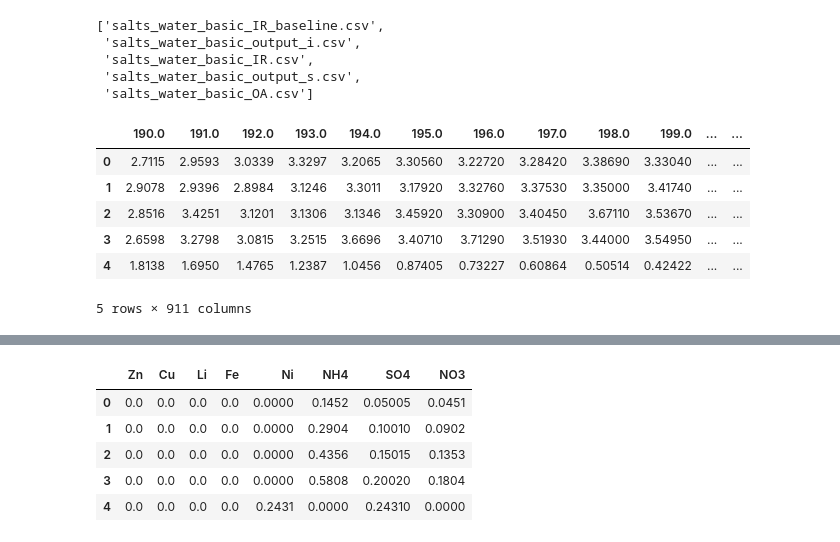
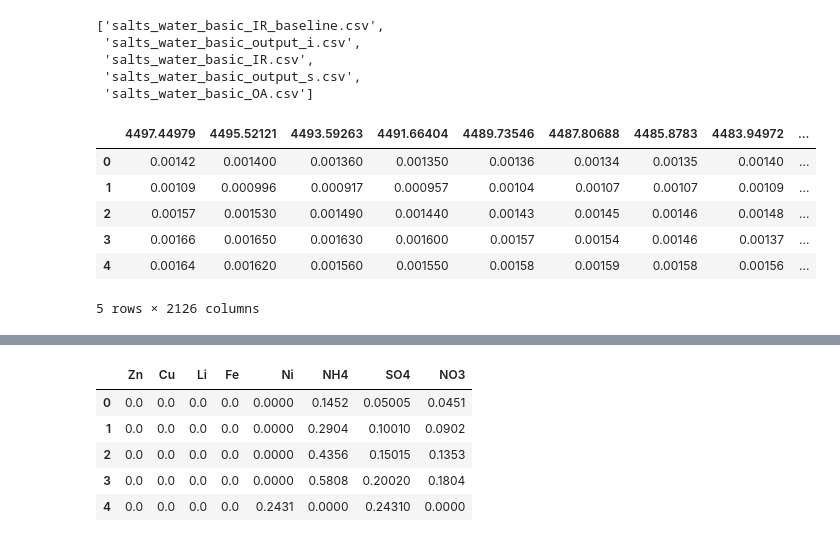
Before and after one commit to oesarmanova/salts_water_2022, a Jupyter notebook: exploratory_data_analysis.ipynb, the cells around one changed output, grey strips where cells are left out. Cells and saved outputs as stored; diff of their text form; code cells hidden in the pictures.

```diff
--- a/exploratory_data_analysis.ipynb
+++ b/exploratory_data_analysis.ipynb
@@ -19,14 +19,14 @@ os.listdir(base_dir)
  'salts_water_basic_output_s.csv',
  'salts_water_basic_OA.csv']
 # %%
-filename = 'salts_water_basic_OA.csv'
+filename = 'salts_water_basic_IR.csv'
 df = pd.read_csv(f'{base_dir}/{filename}')
 df.head()
 # %% [output]
-|  | 190.0 | 191.0 | 192.0 | 193.0 | 194.0 | 195.0 | 196.0 | 197.0 | 198.0 | 199.0 | ... | ... |
-| 0 | 2.7115 | 2.9593 | 3.0339 | 3.3297 | 3.2065 | 3.30560 | 3.22720 | 3.28420 | 3.38690 | 3.33040 | ... | ... |
-| 1 | 2.9078 | 2.9396 | 2.8984 | 3.1246 | 3.3011 | 3.17920 | 3.32760 | 3.37530 | 3.35000 | 3.41740 | ... | ... |
-| 2 | 2.8516 | 3.4251 | 3.1201 | 3.1306 | 3.1346 | 3.45920 | 3.30900 | 3.40450 | 3.67110 | 3.53670 | ... | ... |
-| 3 | 2.6598 | 3.2798 | 3.0815 | 3.2515 | 3.6696 | 3.40710 | 3.71290 | 3.51930 | 3.44000 | 3.54950 | ... | ... |
-| 4 | 1.8138 | 1.6950 | 1.4765 | 1.2387 | 1.0456 | 0.87405 | 0.73227 | 0.60864 | 0.50514 | 0.42422 | ... | ... |
+|  | 4497.44979 | 4495.52121 | 4493.59263 | 4491.66404 | 4489.73546 | 4487.80688 | 4485.8783 | 4483.94972 | ... |
+| 0 | 0.00142 | 0.001400 | 0.001360 | 0.001350 | 0.00136 | 0.00134 | 0.00135 | 0.00140 | ... |
+| 1 | 0.00109 | 0.000996 | 0.000917 | 0.000957 | 0.00104 | 0.00107 | 0.00107 | 0.00109 | ... |
+| 2 | 0.00157 | 0.001530 | 0.001490 | 0.001440 | 0.00143 | 0.00145 | 0.00146 | 0.00148 | ... |
+| 3 | 0.00166 | 0.001650 | 0.001630 | 0.001600 | 0.00157 | 0.00154 | 0.00146 | 0.00137 | ... |
+| 4 | 0.00164 | 0.001620 | 0.001560 | 0.001550 | 0.00158 | 0.00159 | 0.00158 | 0.00156 | ... |
-5 rows × 911 columns
+5 rows × 2126 columns
```
Also changed, not shown: parts of 6 cells of this notebook, 34 other files.
